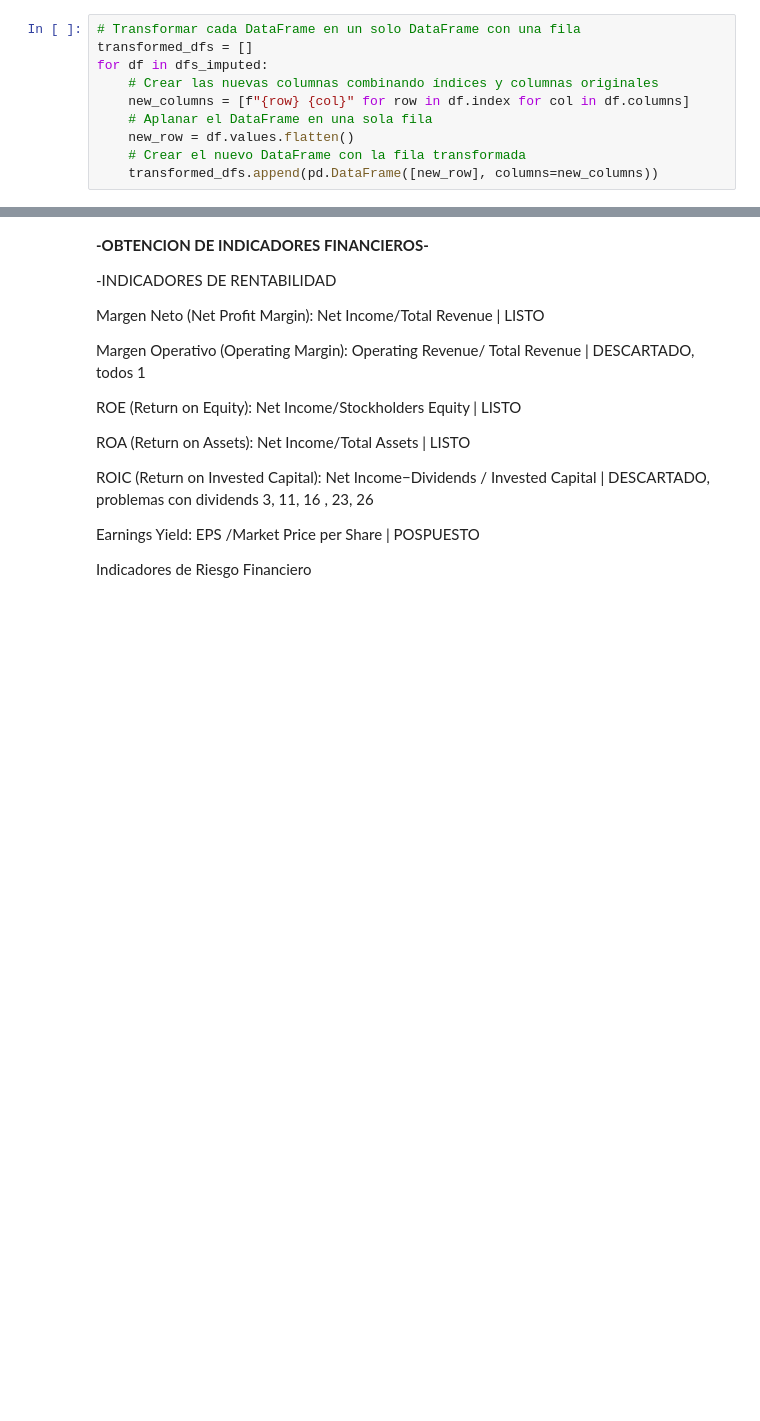
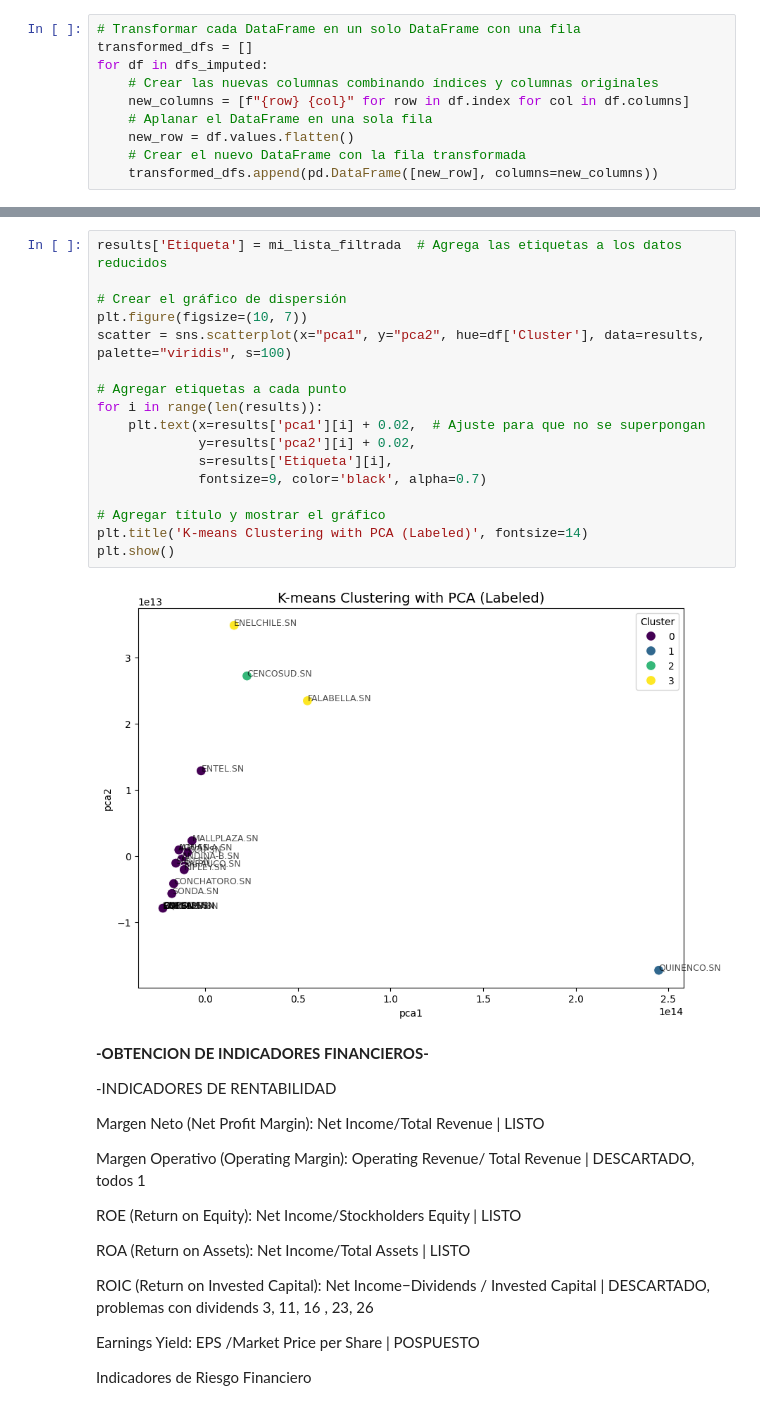
Before and after one commit to pabliacci/Finance-python, a Jupyter notebook: IPSA_data_analisis.ipynb, the cells around one changed output, grey strips where cells are left out. Drawn from its saved outputs; the diff is of its cells as text; blank space fills up the shorter version.

```diff
--- a/IPSA_data_analisis.ipynb
+++ b/IPSA_data_analisis.ipynb
@@ -617,3 +713,22 @@ print(df)
+# %%
+results['Etiqueta'] = mi_lista_filtrada  # Agrega las etiquetas a los datos reducidos
+
+# Crear el gráfico de dispersión
+plt.figure(figsize=(10, 7))
+scatter = sns.scatterplot(x="pca1", y="pca2", hue=df['Cluster'], data=results, palette="viridis", s=100)
+
+# Agregar etiquetas a cada punto
+for i in range(len(results)):
+    plt.text(x=results['pca1'][i] + 0.02,  # Ajuste para que no se superpongan
+             y=results['pca2'][i] + 0.02,
+             s=results['Etiqueta'][i],
+             fontsize=9, color='black', alpha=0.7)
+
+# Agregar título y mostrar el gráfico
+plt.title('K-means Clustering with PCA (Labeled)', fontsize=14)
+plt.show()
+# %% [output]
+[figure, added]
 # %% [markdown]
 **-OBTENCION DE INDICADORES FINANCIEROS-**
 
```
Also changed, not shown: parts of 13 cells of this notebook.
